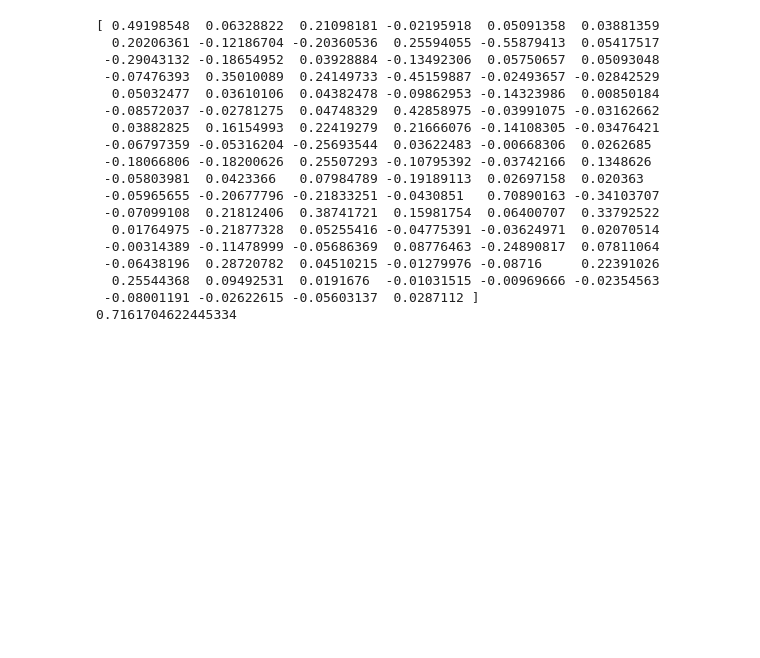
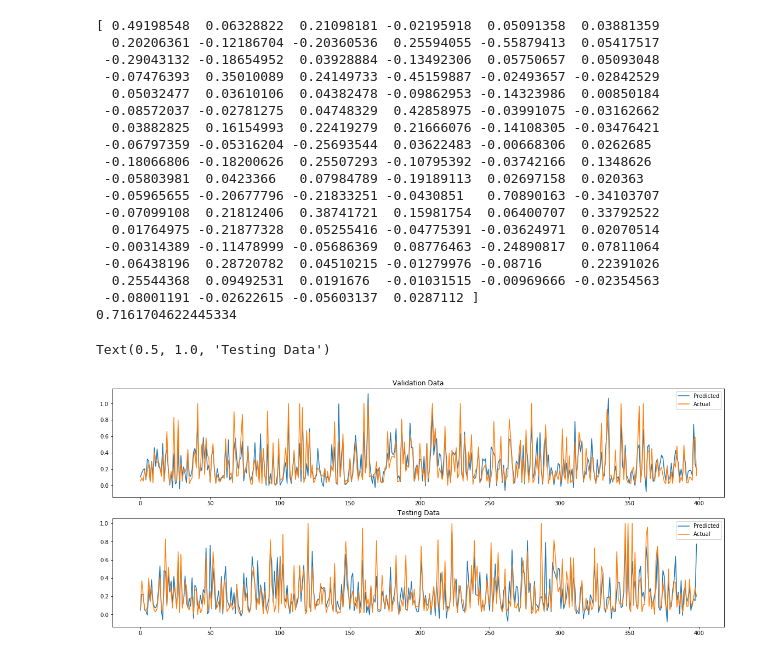
Before and after one commit to NiharR27/ML-Regression-and-Classification, a Jupyter notebook: ass/Q1/Q1.ipynb, the cells around one changed output. Cells and saved outputs as stored; diff of their text form; code cells hidden in the pictures; blank space fills up the shorter version.

```diff
--- a/ass/Q1/Q1.ipynb
+++ b/ass/Q1/Q1.ipynb
@@ -200,3 +181,19 @@ print(model_sk.score(X_train.to_numpy(), y_train.to_numpy()))
   0.25544368  0.09492531  0.0191676  -0.01031515 -0.00969666 -0.02354563
  -0.08001191 -0.02622615 -0.05603137  0.0287112 ]
 0.7161704622445334
+# %%
+#The plot is gonna give the same result as the OLS method used above.
+fig = plt.figure(figsize=[20, 8])
+ax = fig.add_subplot(2, 1, 1)
+ax.plot(model_sk.predict(X_val), label='Predicted')
+ax.plot(y_val.to_numpy(), label='Actual')
+ax.legend()
+ax.set_title('Validation Data')
+ax = fig.add_subplot(2, 1, 2)
+ax.plot(model_sk.predict(X_test), label='Predicted')
+ax.plot(y_test.to_numpy(), label='Actual')
+ax.legend()
+ax.set_title('Testing Data')
+# %% [output]
+Text(0.5, 1.0, 'Testing Data')
+[figure, added]
```
Also changed, not shown: parts of 10 cells of this notebook.
